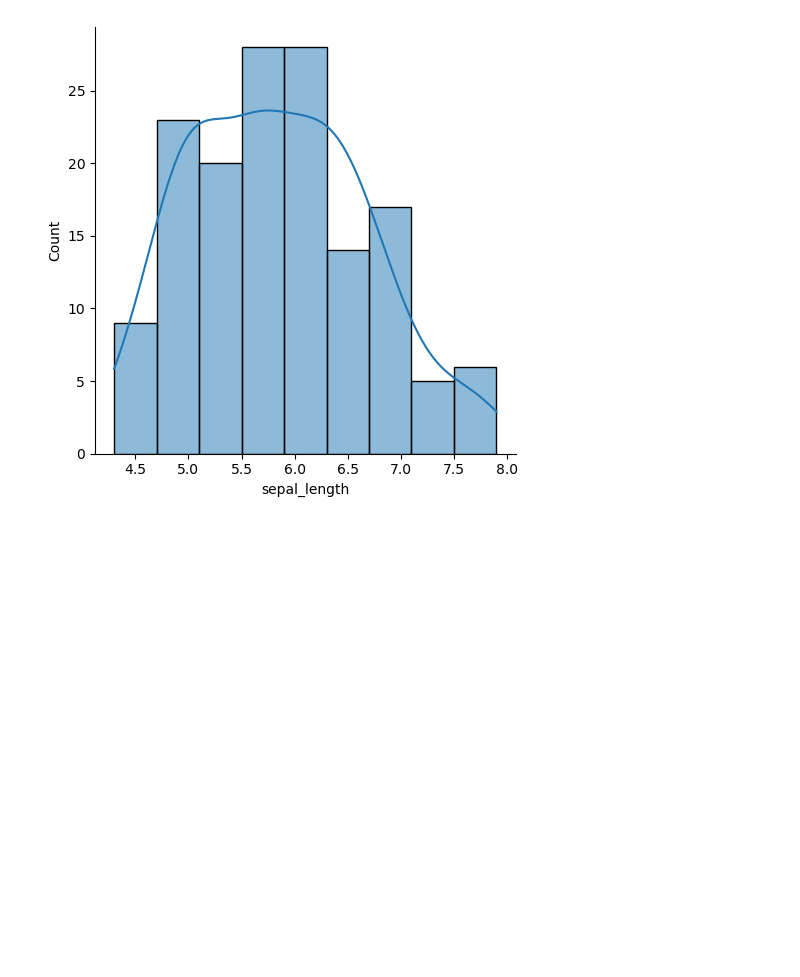
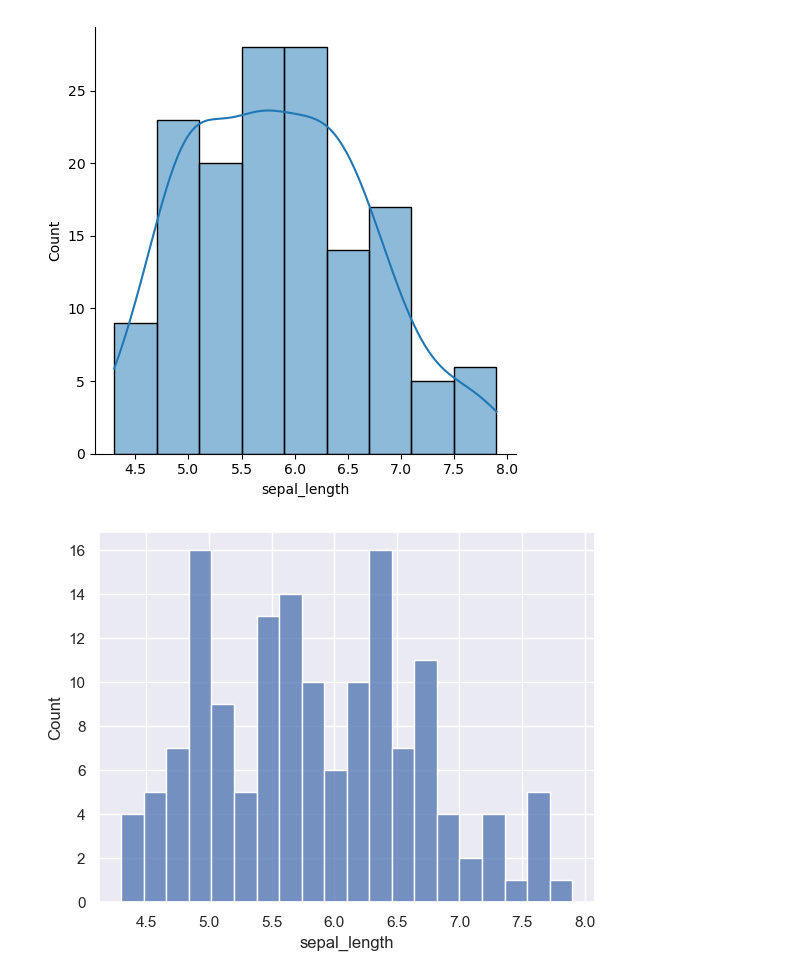
Before and after one commit to Dartmouth-Libraries/reproducible-research, a Jupyter notebook: graphs-plots/python-graph-gallery.ipynb, the cells around one changed output. Saved outputs shown, nothing was run; the diff lists cells and outputs as text; code cells hidden in the pictures; blank space fills up the shorter version.

Commit message:
plots - iris data with seaborn library

```diff
--- a/graphs-plots/python-graph-gallery.ipynb
+++ b/graphs-plots/python-graph-gallery.ipynb
@@ -9,3 +9,16 @@ sns.displot( data=df["sepal_length"], kde=True )
 # %% [output]
 <seaborn.axisgrid.FacetGrid at 0x...>
 [figure]
+# %%
+# bin number
+# libraries & dataset
+import seaborn as sns
+import matplotlib.pyplot as plt
+
+sns.set_theme(style="darkgrid")
+df = sns.load_dataset("iris")
+
+sns.histplot(data=df, x="sepal_length", bins=20)
+plt.show()
+# %% [output]
+[figure, added]
```
Also changed, not shown: parts of 1 cell of this notebook.
